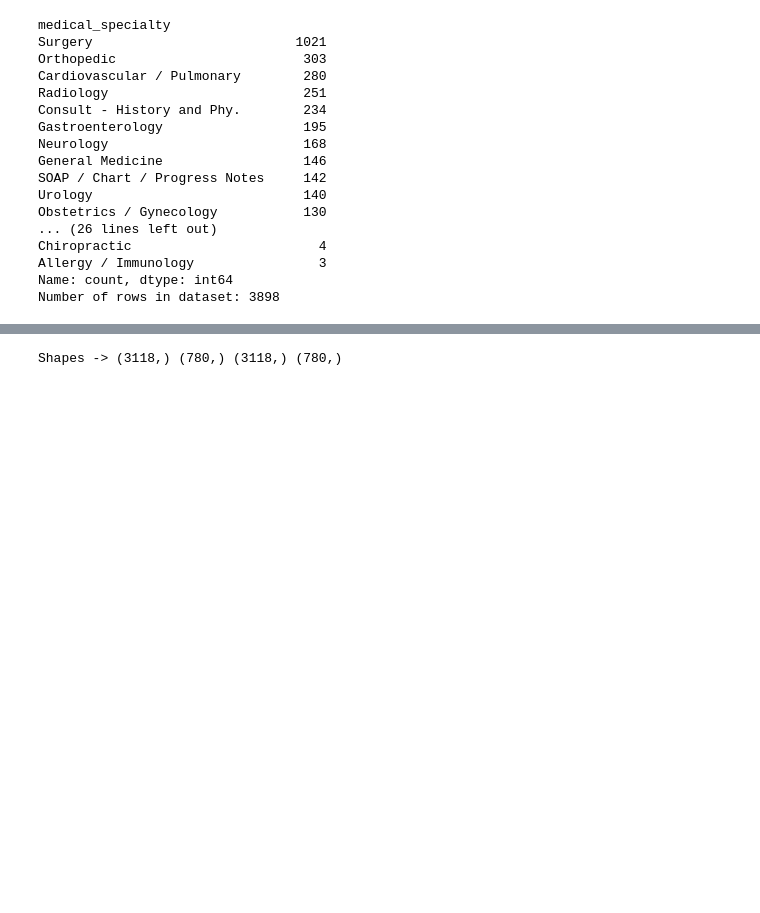
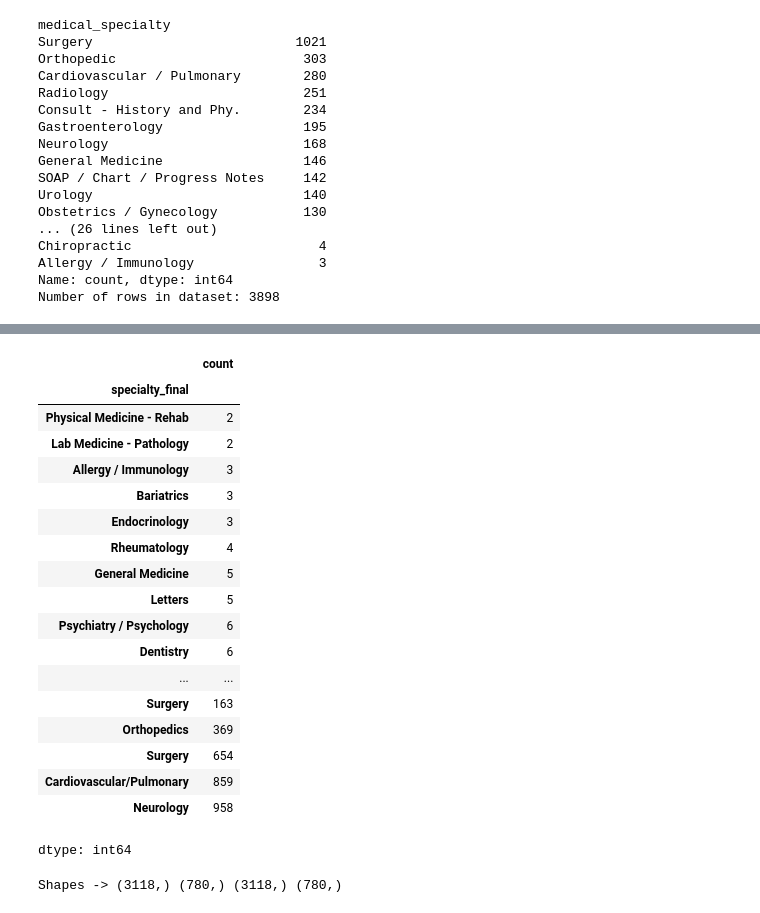
Before and after one commit to anokhimehta/medical-triage, a Jupyter notebook: ML_EC_Project.ipynb, the cells around one changed output, grey strips where cells are left out. Cells and saved outputs as stored; diff of their text form; code cells hidden in the pictures; blank space fills up the shorter version.

```diff
--- a/ML_EC_Project.ipynb
+++ b/ML_EC_Project.ipynb
@@ -218,4 +223,31 @@ Kidney & Blood/Oncology              30
 Name: count, dtype: int64
+# %%
+#relabeling might cause issues
+counts = df['specialty_final'].value_counts()
+rare_labels = counts[counts < 2].index
+
+df.loc[df['specialty_final'].isin(rare_labels), 'specialty_final'] = 'General Medicine'
+df['specialty_final'].value_counts().sort_values()
+# %% [output]
+|  | count |
+| specialty_final |  |
+| Physical Medicine - Rehab | 2 |
+| Lab Medicine - Pathology | 2 |
+| Allergy / Immunology | 3 |
+| Bariatrics | 3 |
+| Endocrinology | 3 |
+| Rheumatology | 4 |
+| General Medicine | 5 |
+| Letters | 5 |
+| Psychiatry / Psychology | 6 |
+| Dentistry | 6 |
+| ... | ... |
+| Surgery | 163 |
+| Orthopedics | 369 |
+| Surgery | 654 |
+| Cardiovascular/Pulmonary | 859 |
+| Neurology | 958 |
+dtype: int64
 # %%
 #split into train and test sets
 from sklearn.model_selection import train_test_split
```
Also changed, not shown: parts of 6 cells of this notebook.
